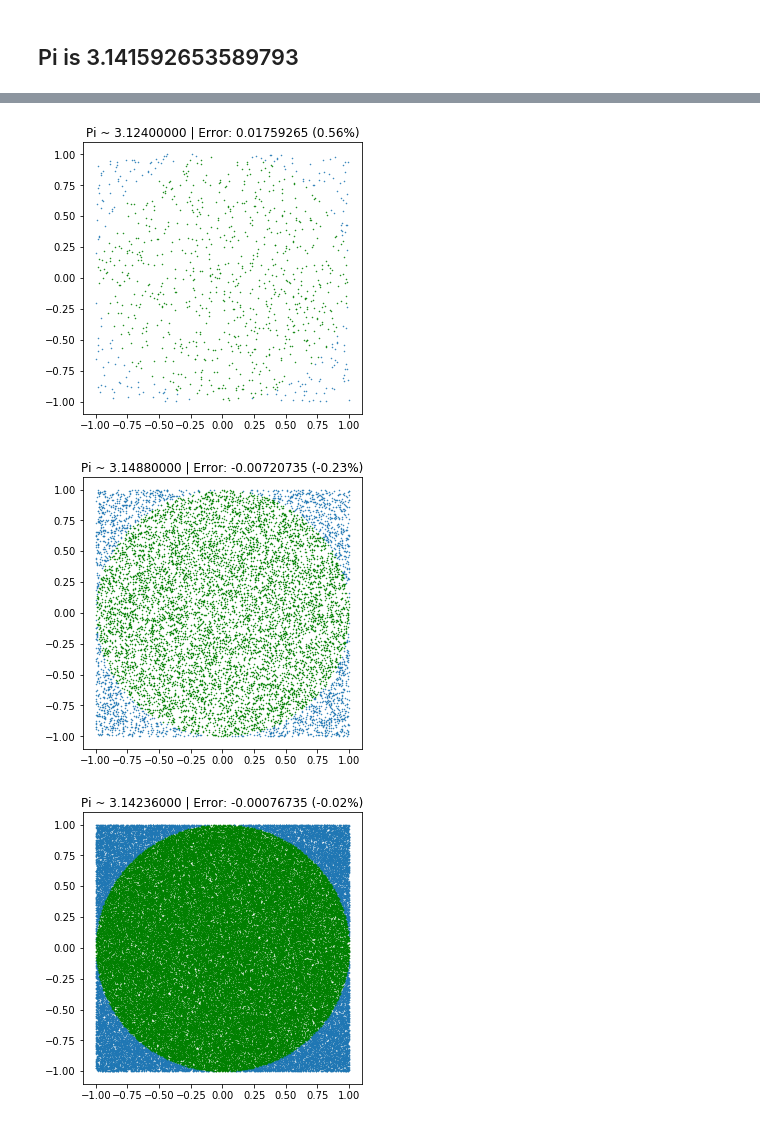
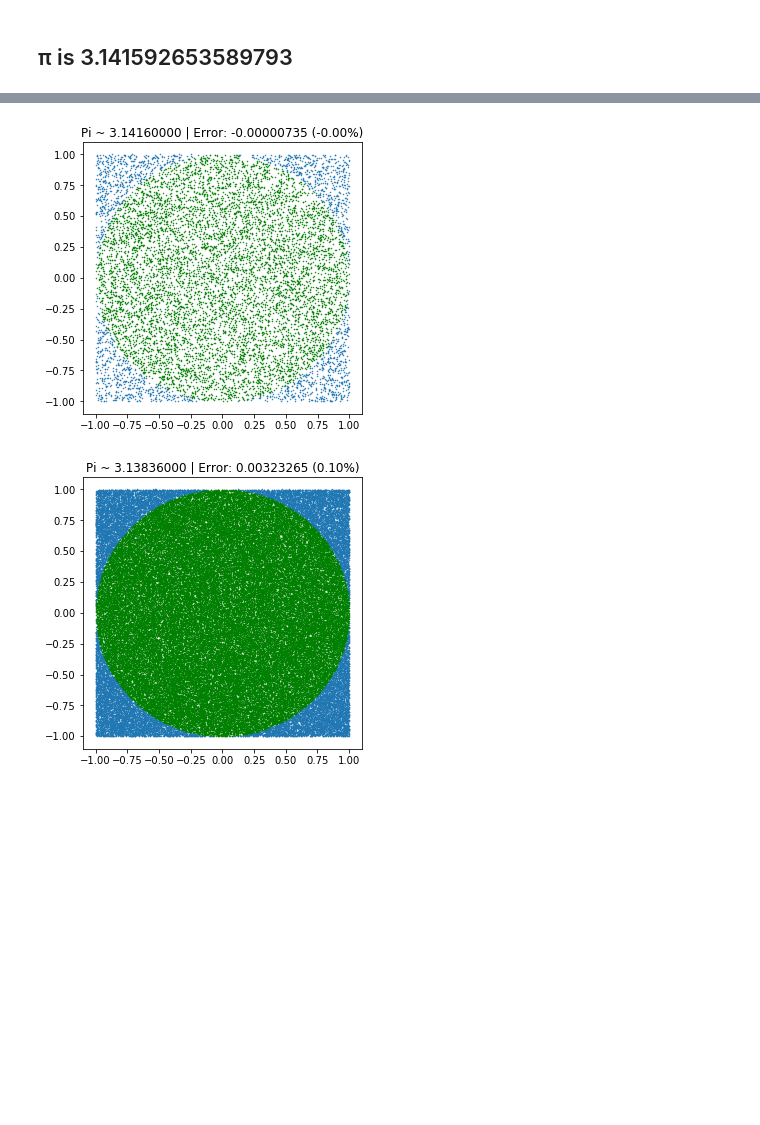
Before and after one commit to Robert-Muil/QB_Bayes_Course, a Jupyter notebook: notebooks/Approximating Pi.ipynb, the cells around one changed output, grey strips where cells are left out. Saved outputs shown, nothing was run; the diff lists cells and outputs as text; code cells hidden in the pictures; blank space fills up the shorter version.

```diff
--- a/notebooks/Approximating Pi.ipynb
+++ b/notebooks/Approximating Pi.ipynb
@@ -35,8 +32,9 @@ def approximate_pi_with_sampling(n):
     err = np.math.pi - pi_approx
     plt.title(f'Pi ~ {pi_approx:0.8f} | Error: {err:0.8f} ({100*err/np.math.pi:0.2f}%)');
 # %% [markdown]
-## Pi is 3.141592653589793
+## π is 3.141592653589793
 # %%
-for _n in [10, 100, 1000, 10_000, 100_000]:
+np.random.seed(3)
+for _n in [100, 1000, 10_000, 100_000]:
     approximate_pi_with_sampling(_n)
 # %% [output]
@@ -45,3 +43,2 @@ for _n in [10, 100, 1000, 10_000, 100_000]:
-[figure, old version]
+[figure, new version]
-[figure, old version]
+[figure, new version]
-[figure, removed]
```
Also changed, not shown: parts of 6 cells of this notebook.
